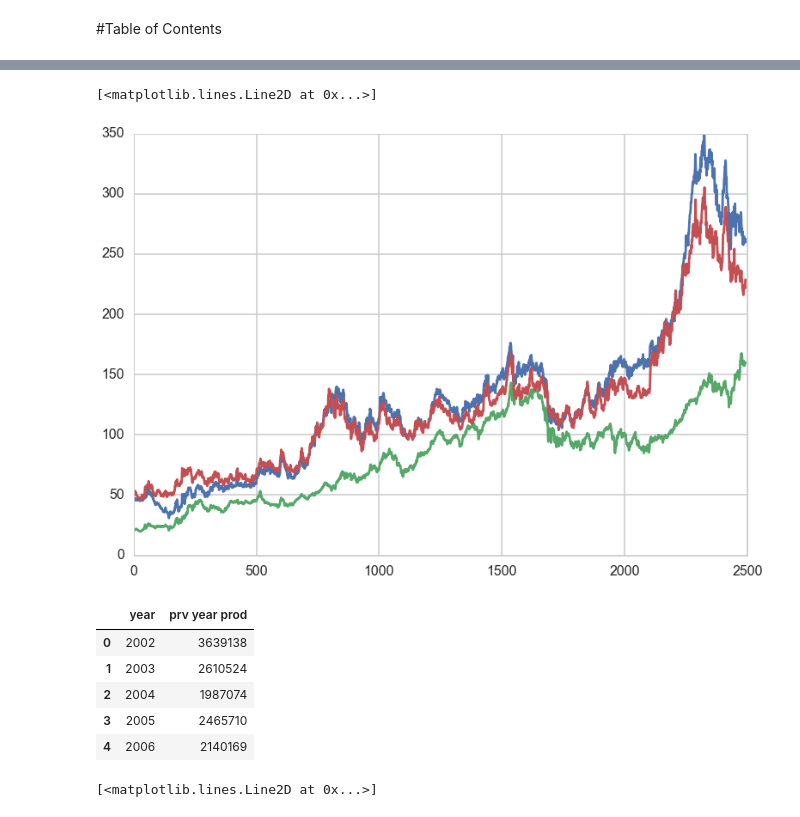
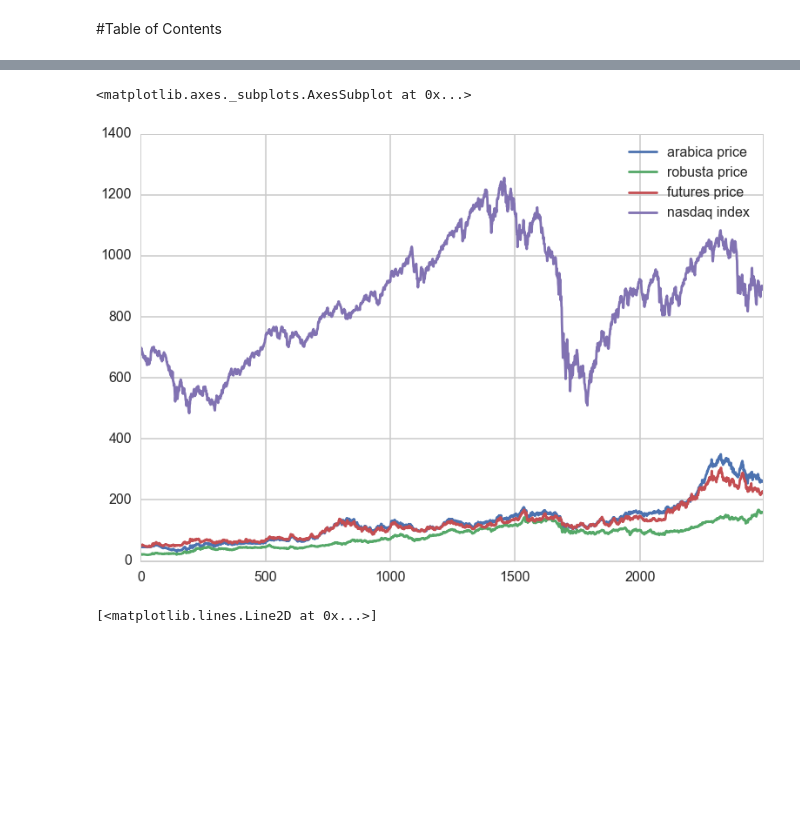
Before and after one commit to janezchen/coffee, a Jupyter notebook: coffee.ipynb, the cells around one changed output, grey strips where cells are left out. Drawn from its saved outputs; the diff is of its cells as text; code cells hidden in the pictures; blank space fills up the shorter version.

```diff
--- a/coffee.ipynb
+++ b/coffee.ipynb
@@ -59,7 +83,0 @@ df.head()
-# %%
-plt.plot(df.index, df["arabica price"])
-plt.plot(df.index, df["robusta price"])
-plt.plot(df.index, df["futures price"])
-# %% [output]
-[<matplotlib.lines.Line2D at 0x...>]
-[figure, removed]
@@ -72,10 +84,7 @@ prod_df["year"] = [int(yr.split("-")[0]) + 1 for yr in prod_df["year"]]
-# %%
-prod_df.head()
-# %% [output]
-|  | year | prv year prod |
-| 0 | 2002 | 3639138 |
-| 1 | 2003 | 2610524 |
-| 2 | 2004 | 1987074 |
-| 3 | 2005 | 2465710 |
-| 4 | 2006 | 2140169 |
+# %%
+#plot daily data
+df.loc[:,['arabica price','robusta price', 'futures price', 'nasdaq index']].plot()
+# %% [output]
+<matplotlib.axes._subplots.AxesSubplot at 0x...>
+[figure, added]
 # %%
```
Also changed, not shown: parts of 8 cells of this notebook.
